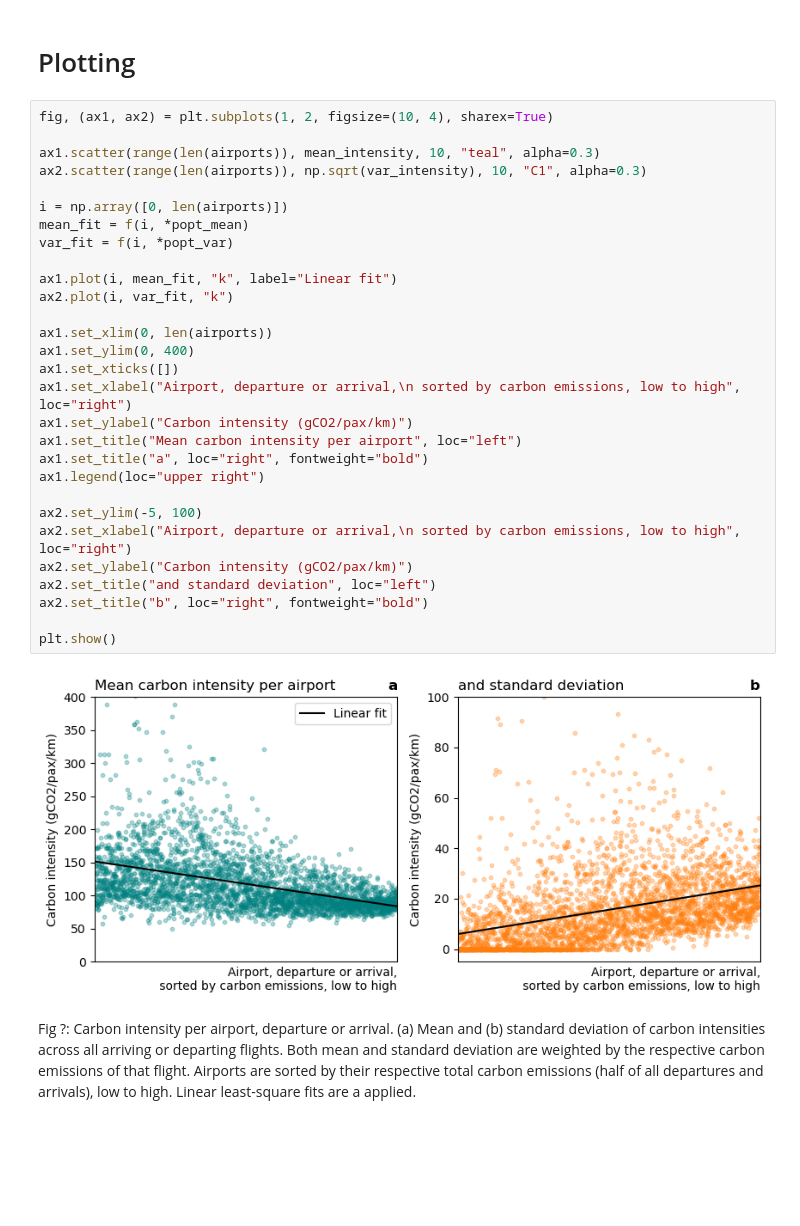
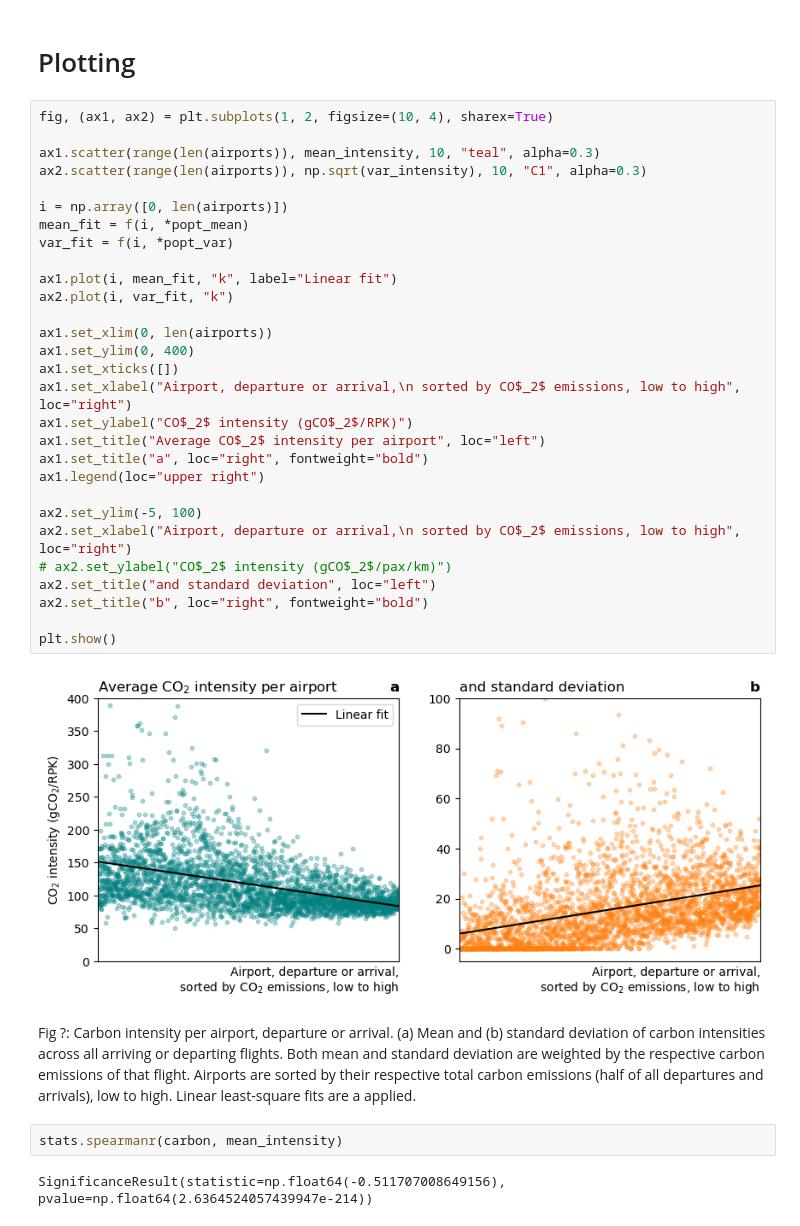
Before and after one commit to jorgecardleitao/aviation, a Jupyter notebook: plots/airports.ipynb, the cells around one changed output. Drawn from its saved outputs; the diff is of its cells as text; blank space fills up the shorter version.

```diff
--- a/plots/airports.ipynb
+++ b/plots/airports.ipynb
@@ -96,33 +101,37 @@ popt_var, _ = curve_fit(f, range(len(airports)), np.sqrt(var_intensity))
 # %%
 fig, (ax1, ax2) = plt.subplots(1, 2, figsize=(10, 4), sharex=True)
 
 ax1.scatter(range(len(airports)), mean_intensity, 10, "teal", alpha=0.3)
 ax2.scatter(range(len(airports)), np.sqrt(var_intensity), 10, "C1", alpha=0.3)
 
 i = np.array([0, len(airports)])
 mean_fit = f(i, *popt_mean)
 var_fit = f(i, *popt_var)
 
 ax1.plot(i, mean_fit, "k", label="Linear fit")
 ax2.plot(i, var_fit, "k")
 
 ax1.set_xlim(0, len(airports))
 ax1.set_ylim(0, 400)
 ax1.set_xticks([])
-ax1.set_xlabel("Airport, departure or arrival,\n sorted by carbon emissions, low to high", loc="right")
-ax1.set_ylabel("Carbon intensity (gCO2/pax/km)")
-ax1.set_title("Mean carbon intensity per airport", loc="left")
+ax1.set_xlabel("Airport, departure or arrival,\n sorted by CO$_2$ emissions, low to high", loc="right")
+ax1.set_ylabel("CO$_2$ intensity (gCO$_2$/RPK)")
+ax1.set_title("Average CO$_2$ intensity per airport", loc="left")
 ax1.set_title("a", loc="right", fontweight="bold")
 ax1.legend(loc="upper right")
 
 ax2.set_ylim(-5, 100)
-ax2.set_xlabel("Airport, departure or arrival,\n sorted by carbon emissions, low to high", loc="right")
-ax2.set_ylabel("Carbon intensity (gCO2/pax/km)")
+ax2.set_xlabel("Airport, departure or arrival,\n sorted by CO$_2$ emissions, low to high", loc="right")
+# ax2.set_ylabel("CO$_2$ intensity (gCO$_2$/pax/km)")
 ax2.set_title("and standard deviation", loc="left")
 ax2.set_title("b", loc="right", fontweight="bold")
 
 plt.show()
 # %% [output]
-[figure, old version]
+[figure, new version]
 # %% [markdown]
 Fig ?: Carbon intensity per airport, departure or arrival. (a) Mean and (b) standard deviation of carbon intensities across all arriving or departing flights. Both mean and standard deviation are weighted by the respective carbon emissions of that flight. Airports are sorted by their respective total carbon emissions (half of all departures and arrivals), low to high. Linear least-square fits are a applied.
+# %%
+stats.spearmanr(carbon, mean_intensity)
+# %% [output]
+SignificanceResult(statistic=np.float64(-0.511707008649156), pvalue=np.float64(2.6364524057439947e-214))
```
Also changed, not shown: parts of 4 cells of this notebook.
